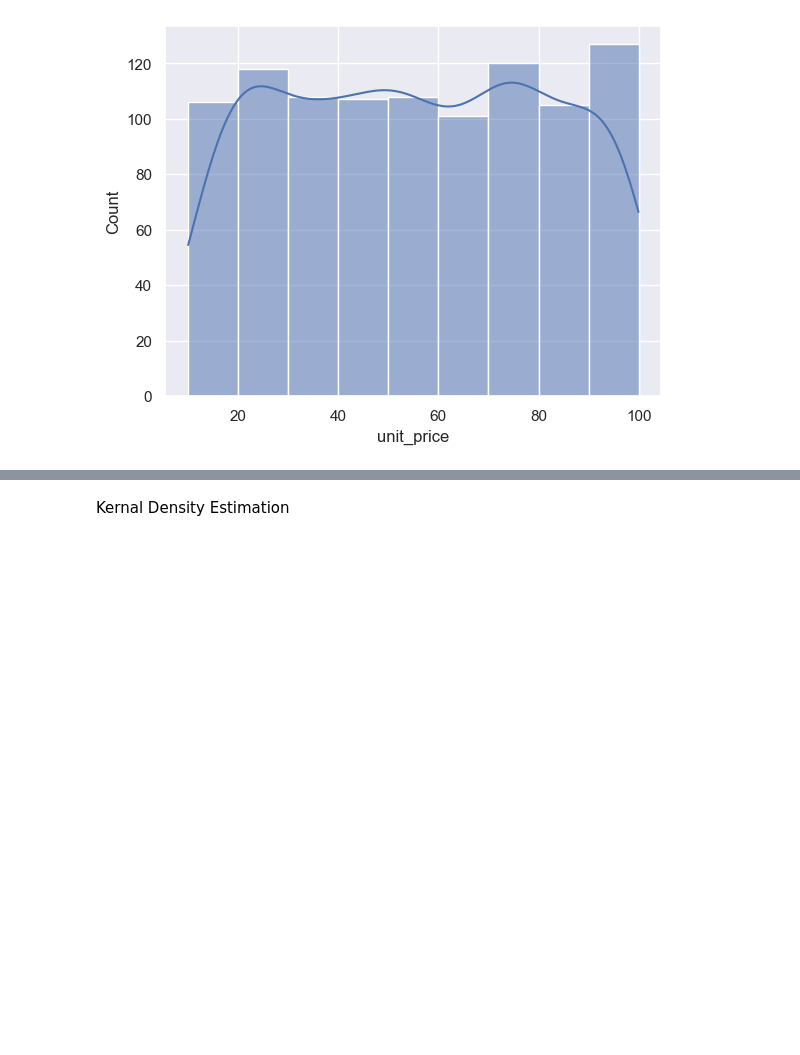
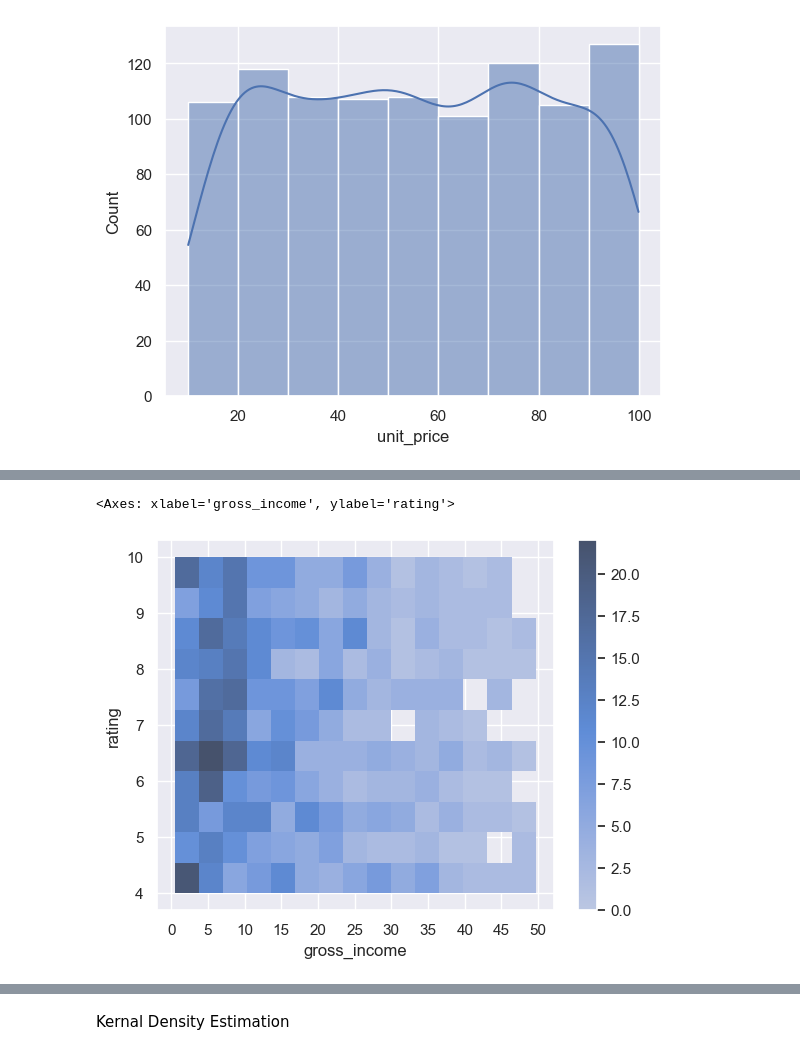
Before and after one commit to NourMansour911/sns_supermarket, a Jupyter notebook: supermarket_sns/market.ipynb, the cells around one changed output, grey strips where cells are left out. Drawn from its saved outputs; the diff is of its cells as text; code cells hidden in the pictures; blank space fills up the shorter version.

```diff
--- a/supermarket_sns/market.ipynb
+++ b/supermarket_sns/market.ipynb
@@ -202,0 +169,6 @@ sns.histplot(data=df,x='unit_price',binwidth=10,hue='branch',multiple='dodge',sh
+# %%
+plt.xticks(range(0,101,5))
+sns.histplot(data=df,x='gross_income',y='rating',cbar=True,stat='count')
+# %% [output]
+<Axes: xlabel='gross_income', ylabel='rating'>
+[figure, added]
```
Also changed, not shown: parts of 26 cells of this notebook.
